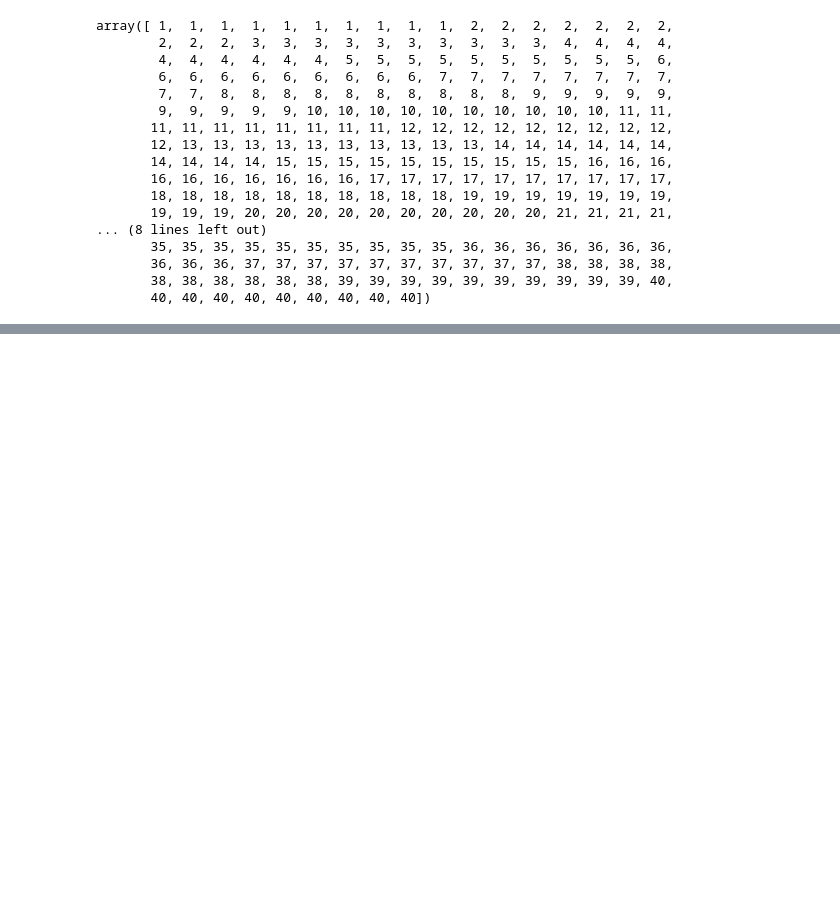
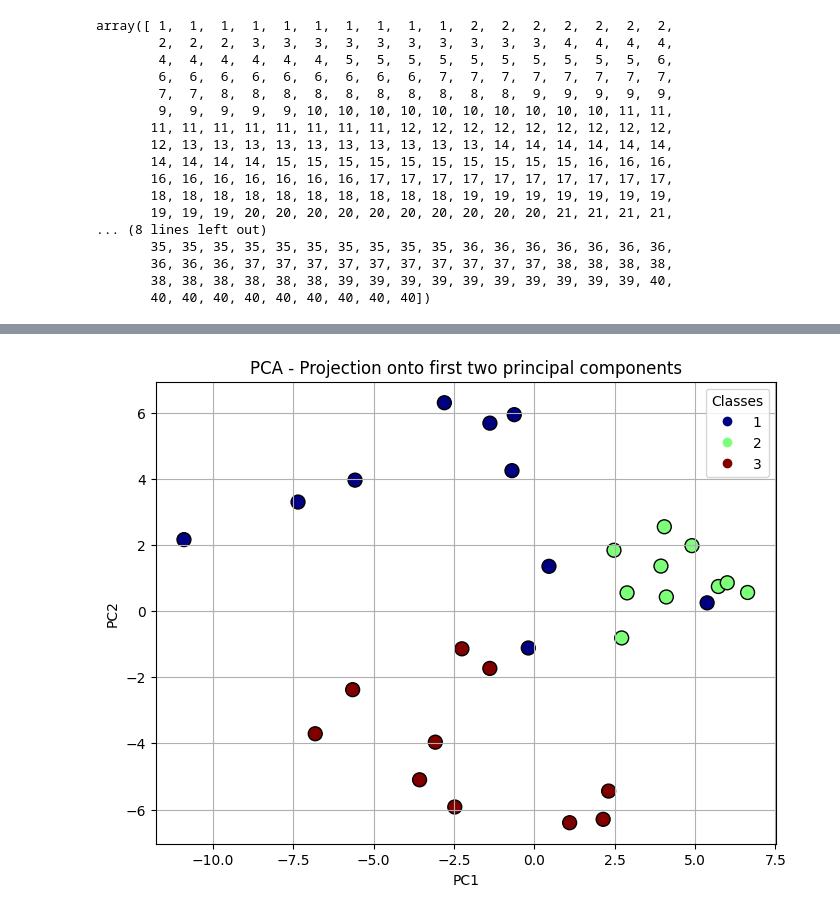
Before and after one commit to gvcf20/IRP, a Jupyter notebook: python/PCA/pca.ipynb, the cells around one changed output, grey strips where cells are left out. Saved outputs shown, nothing was run; the diff lists cells and outputs as text; code cells hidden in the pictures; blank space fills up the shorter version.

```diff
--- a/python/PCA/pca.ipynb
+++ b/python/PCA/pca.ipynb
@@ -78 +107,18 @@ array([ 1,  1,  1,  1,  1,  1,  1,  1,  1,  1,  2,  2,  2,  2,  2,  2,  2,
+# %%
+X30 = X[:30]
+y30 = y[:30]
+pca30 = PCA(n_components=2)
+pca30.fit(X30)
+X30_pca = pca30.transform(X30)
+
+plt.figure(figsize=(8, 6))
+plt.scatter(X30_pca[:, 0], X30_pca[:, 1], c=y30, cmap='jet', edgecolor='k', s=100)
+plt.xlabel('PC1')
+plt.ylabel('PC2')
+plt.title('PCA - Projection onto first two principal components')
+plt.legend(*plt.gca().get_children()[0].legend_elements(), title="Classes")
+plt.grid(True)
+plt.show()
+# %% [output]
+[figure, added]
 # %%
```
Also changed, not shown: parts of 7 cells of this notebook, 2 other files.
